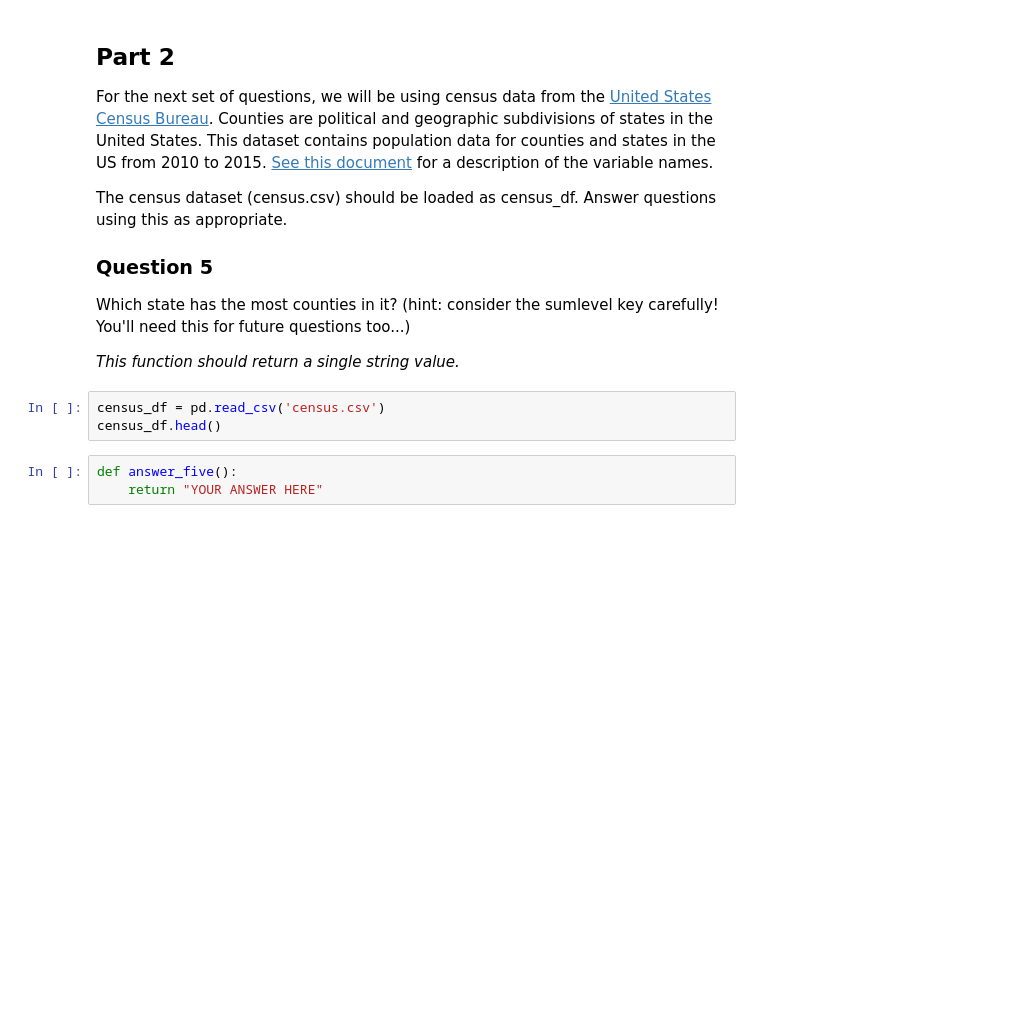
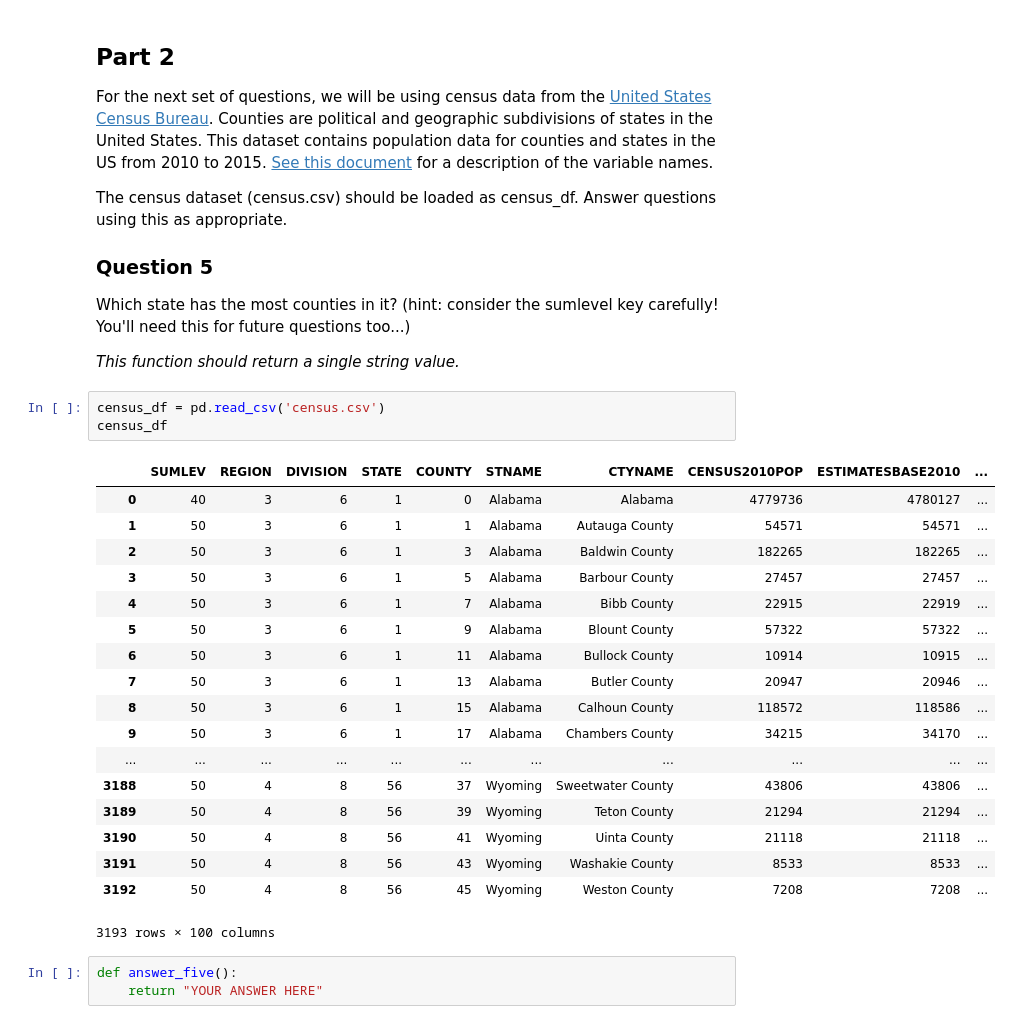
Before and after one commit to syedrafayhashmi/Python, a Jupyter notebook: Applied Data Science With Python Specialization/Introduction to Data Science Course 1/Assignment 2.ipynb, the cells around one changed output. Drawn from its saved outputs; the diff is of its cells as text; blank space fills up the shorter version.

```diff
--- a/Applied Data Science With Python Specialization/Introduction to Data Science Course 1/Assignment 2.ipynb
+++ b/Applied Data Science With Python Specialization/Introduction to Data Science Course 1/Assignment 2.ipynb
@@ -151,7 +196,26 @@ Which state has the most counties in it? (hint: consider the sumlevel key carefu
 *This function should return a single string value.*
 # %%
 census_df = pd.read_csv('census.csv')
-census_df.head()
+census_df
+# %% [output]
+|  | SUMLEV | REGION | DIVISION | STATE | COUNTY | STNAME | CTYNAME | CENSUS2010POP | ESTIMATESBASE2010 | ... |
+| 0 | 40 | 3 | 6 | 1 | 0 | Alabama | Alabama | 4779736 | 4780127 | ... |
+| 1 | 50 | 3 | 6 | 1 | 1 | Alabama | Autauga County | 54571 | 54571 | ... |
+| 2 | 50 | 3 | 6 | 1 | 3 | Alabama | Baldwin County | 182265 | 182265 | ... |
+| 3 | 50 | 3 | 6 | 1 | 5 | Alabama | Barbour County | 27457 | 27457 | ... |
+| 4 | 50 | 3 | 6 | 1 | 7 | Alabama | Bibb County | 22915 | 22919 | ... |
+| 5 | 50 | 3 | 6 | 1 | 9 | Alabama | Blount County | 57322 | 57322 | ... |
+| 6 | 50 | 3 | 6 | 1 | 11 | Alabama | Bullock County | 10914 | 10915 | ... |
+| 7 | 50 | 3 | 6 | 1 | 13 | Alabama | Butler County | 20947 | 20946 | ... |
+| 8 | 50 | 3 | 6 | 1 | 15 | Alabama | Calhoun County | 118572 | 118586 | ... |
+| 9 | 50 | 3 | 6 | 1 | 17 | Alabama | Chambers County | 34215 | 34170 | ... |
+| ... | ... | ... | ... | ... | ... | ... | ... | ... | ... | ... |
+| 3188 | 50 | 4 | 8 | 56 | 37 | Wyoming | Sweetwater County | 43806 | 43806 | ... |
+| 3189 | 50 | 4 | 8 | 56 | 39 | Wyoming | Teton County | 21294 | 21294 | ... |
+| 3190 | 50 | 4 | 8 | 56 | 41 | Wyoming | Uinta County | 21118 | 21118 | ... |
+| 3191 | 50 | 4 | 8 | 56 | 43 | Wyoming | Washakie County | 8533 | 8533 | ... |
+| 3192 | 50 | 4 | 8 | 56 | 45 | Wyoming | Weston County | 7208 | 7208 | ... |
+3193 rows × 100 columns
 # %%
 def answer_five():
     return "YOUR ANSWER HERE"
```
Also changed, not shown: parts of 10 cells of this notebook.
